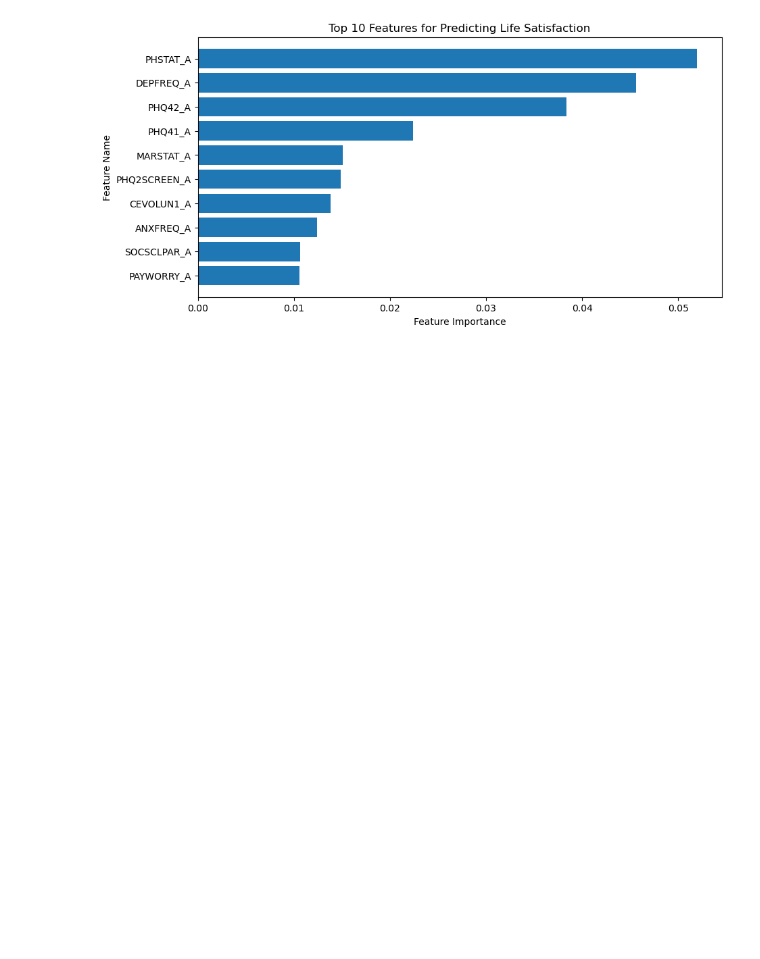
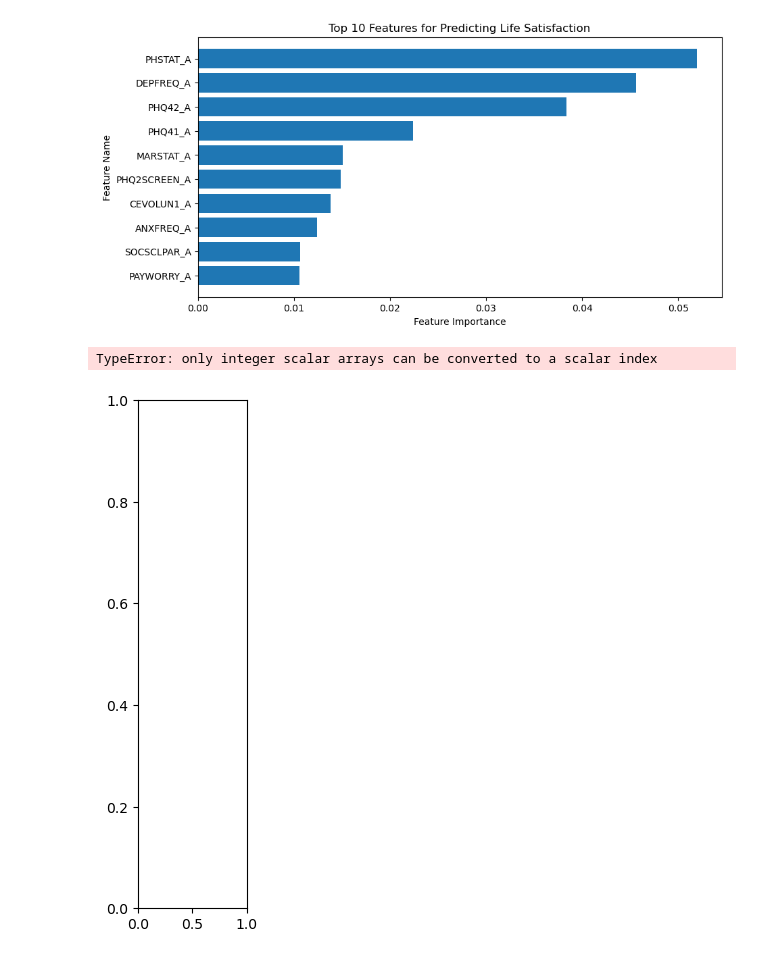
Before and after one commit to scarlson-sketch/NHIS_Predicting_Life_Satisfcation, a Jupyter notebook: Predicting_Life_Satisfaction.ipynb, the cells around one changed output. Cells and saved outputs as stored; diff of their text form; code cells hidden in the pictures; blank space fills up the shorter version.

Commit message:
feature importance

```diff
--- a/Predicting_Life_Satisfaction.ipynb
+++ b/Predicting_Life_Satisfaction.ipynb
@@ -747,3 +698,15 @@ plt.show()
 8   SOCSCLPAR_A    0.010650
 9    PAYWORRY_A    0.010565
 [figure]
+# %%
+import shap
+import matplotlib.pyplot as plt
+
+# Initialize SHAP explainer with the trained XGBoost model
+explainer = shap.Explainer(best_xgb, X_train_selected)
+
+# Compute SHAP values for the training set
+shap_values = explainer(X_train_selected)
+# %% [output]
+TypeError: only integer scalar arrays can be converted to a scalar index
+[figure, added]
```
Also changed, not shown: parts of 8 cells of this notebook.
